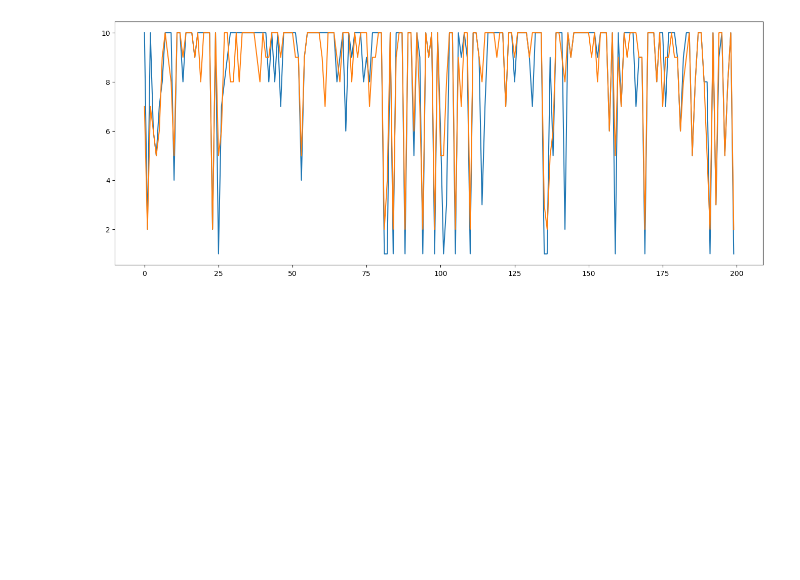
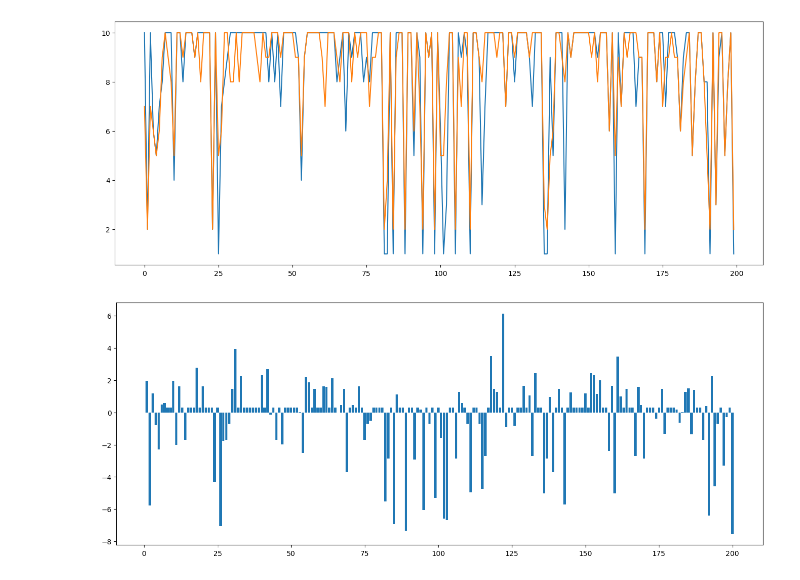
Before and after one commit to XDzzzzzZyq/MathorCup-2022-B, a Jupyter notebook: Ques1_MultiLinear+CART.ipynb, the cells around one changed output. Drawn from its saved outputs; the diff is of its cells as text; code cells hidden in the pictures; blank space fills up the shorter version.

```diff
--- a/Ques1_MultiLinear+CART.ipynb
+++ b/Ques1_MultiLinear+CART.ipynb
@@ -219,3 +219,9 @@ print("accr:",accuracy_score(score[0], np.round(pred)))
 # %% [output]
 accr: 0.597644027240935
 [figure]
+# %%
+plt.bar(data.index[:200], score[0, :200] - pred[:200])
+
+plt.subplots_adjust(left=0, right=2, bottom = 0, top= 1)
+# %% [output]
+[figure, added]
```
Also changed, not shown: 2 other files.
